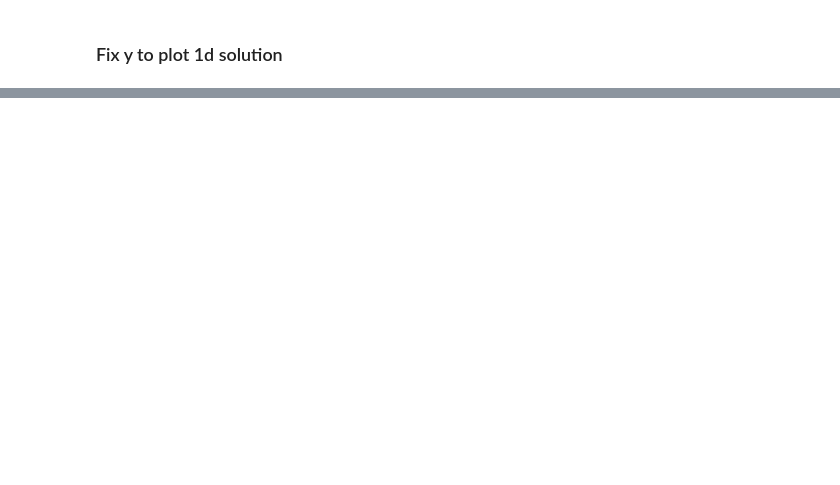
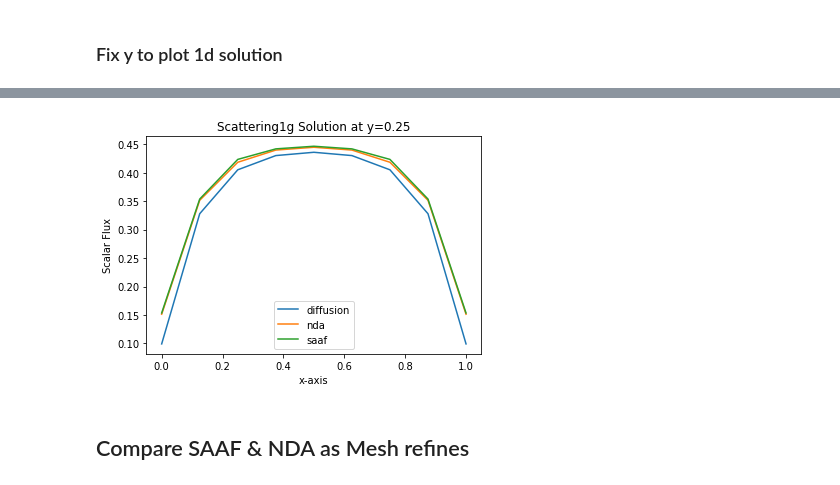
Before and after one commit to marissachanlatte/gallo, a Jupyter notebook: docs/Analysis.ipynb, the cells around one changed output, grey strips where cells are left out. Drawn from its saved outputs; the diff is of its cells as text; code cells hidden in the pictures; blank space fills up the shorter version.

```diff
--- a/docs/Analysis.ipynb
+++ b/docs/Analysis.ipynb
@@ -111 +109,18 @@ mat = 'noscatter'
+# %%
+y = .25
+diff_points = plot_1d(grid, phi_diffusion[0], y)
+nda_points = plot_1d(grid, phi_nda[0], y)
+saaf_points = plot_1d(grid, phi_saaf[0][0], y)
+plt.plot(diff_points[:, 0], diff_points[:, 1], label='diffusion')
+plt.plot(nda_points[:, 0], nda_points[:, 1], label='nda')
+plt.plot(saaf_points[:, 0], saaf_points[:, 1], label='saaf')
+plt.legend()
+plt.ylabel("Scalar Flux")
+plt.xlabel("x-axis")
+plt.title("Scattering1g Solution at y=0.25")
+plt.show()
+# %% [output]
+[figure, added]
+# %% [markdown]
+## Compare SAAF & NDA as Mesh refines
 # %%
```
Also changed, not shown: parts of 26 cells of this notebook.
